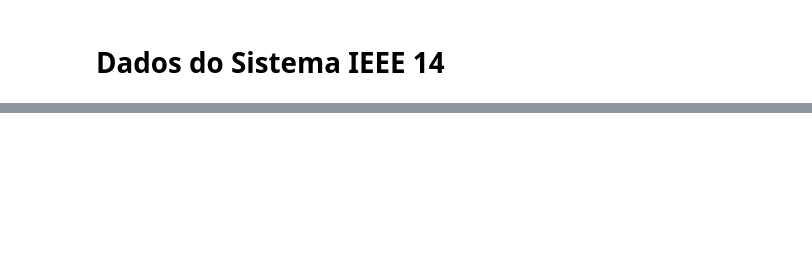
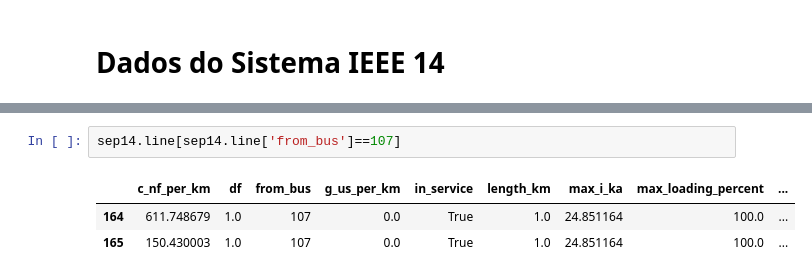
Before and after one commit to rafaelpavan95/MSc_Energy_Systems, a Jupyter notebook: ieee118.ipynb, the cells around one changed output, grey strips where cells are left out. Drawn from its saved outputs; the diff is of its cells as text; blank space fills up the shorter version.

```diff
--- a/ieee118.ipynb
+++ b/ieee118.ipynb
@@ -786,0 +1063,6 @@ for i in range(len(pg)):
+# %%
+sep14.line[sep14.line['from_bus']==107]
+# %% [output]
+|  | c_nf_per_km | df | from_bus | g_us_per_km | in_service | length_km | max_i_ka | max_loading_percent | ... |
+| 164 | 611.748679 | 1.0 | 107 | 0.0 | True | 1.0 | 24.851164 | 100.0 | ... |
+| 165 | 150.430003 | 1.0 | 107 | 0.0 | True | 1.0 | 24.851164 | 100.0 | ... |
```
Also changed, not shown: parts of 148 cells of this notebook, 2 other files.
